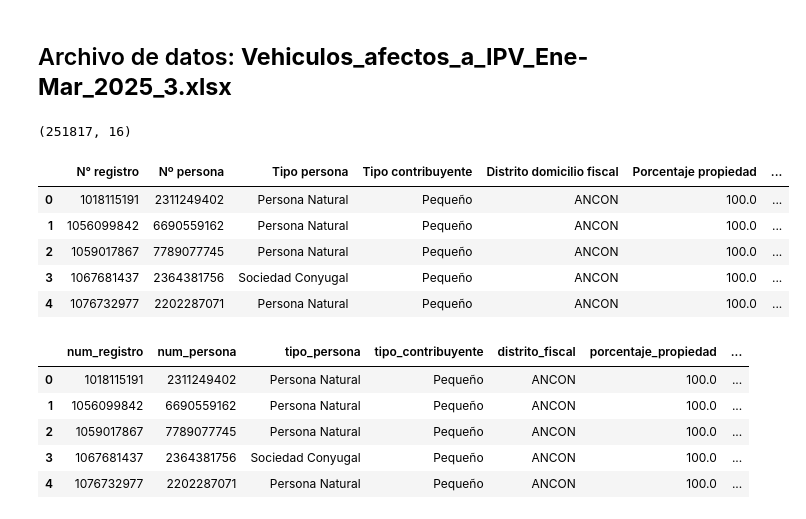
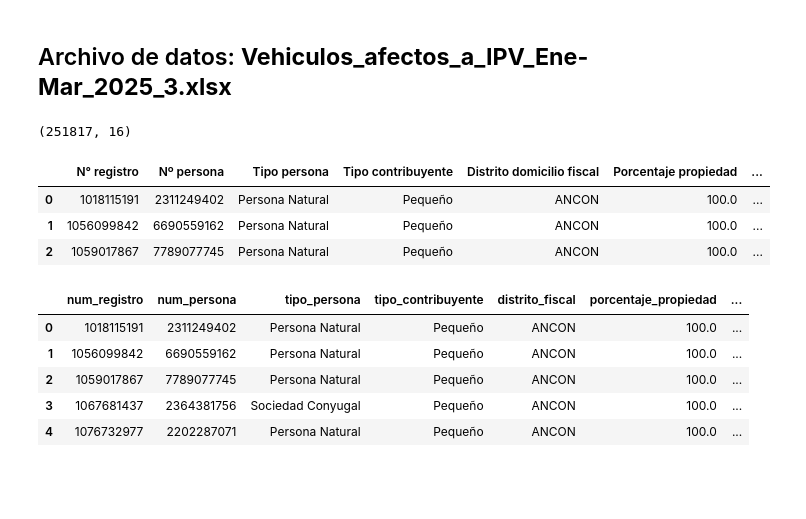
Before and after one commit to andbtr/adatos_ta, a Jupyter notebook: Notebooks/3_preprocessing_cleaning.ipynb, the cells around one changed output. Cells and saved outputs as stored; diff of their text form; code cells hidden in the pictures; blank space fills up the shorter version.

```diff
--- a/Notebooks/3_preprocessing_cleaning.ipynb
+++ b/Notebooks/3_preprocessing_cleaning.ipynb
@@ -12,17 +10,17 @@ import pandas as pd
 # %% [markdown]
 ## Archivo de datos: **Vehiculos_afectos_a_IPV_Ene-Mar_2025_3.xlsx**
 # %%
+import pandas as pd
+
 df = pd.read_excel(f"{working_dir}/Vehiculos_afectos_a_IPV_Ene-Mar_2025_3.xlsx")
 print(df.shape)
-df.head()
+df.head(3)
 # %% [output]
 (251817, 16)
 |  | N° registro | Nº persona | Tipo persona | Tipo contribuyente | Distrito domicilio fiscal | Porcentaje propiedad | ... |
 | 0 | 1018115191 | 2311249402 | Persona Natural | Pequeño | ANCON | 100.0 | ... |
 | 1 | 1056099842 | 6690559162 | Persona Natural | Pequeño | ANCON | 100.0 | ... |
 | 2 | 1059017867 | 7789077745 | Persona Natural | Pequeño | ANCON | 100.0 | ... |
-| 3 | 1067681437 | 2364381756 | Sociedad Conyugal | Pequeño | ANCON | 100.0 | ... |
-| 4 | 1076732977 | 2202287071 | Persona Natural | Pequeño | ANCON | 100.0 | ... |
 # %%
 df.rename(columns={
     'N° registro': 'num_registro',
```
Also changed, not shown: parts of 84 cells of this notebook, 2 other files.
